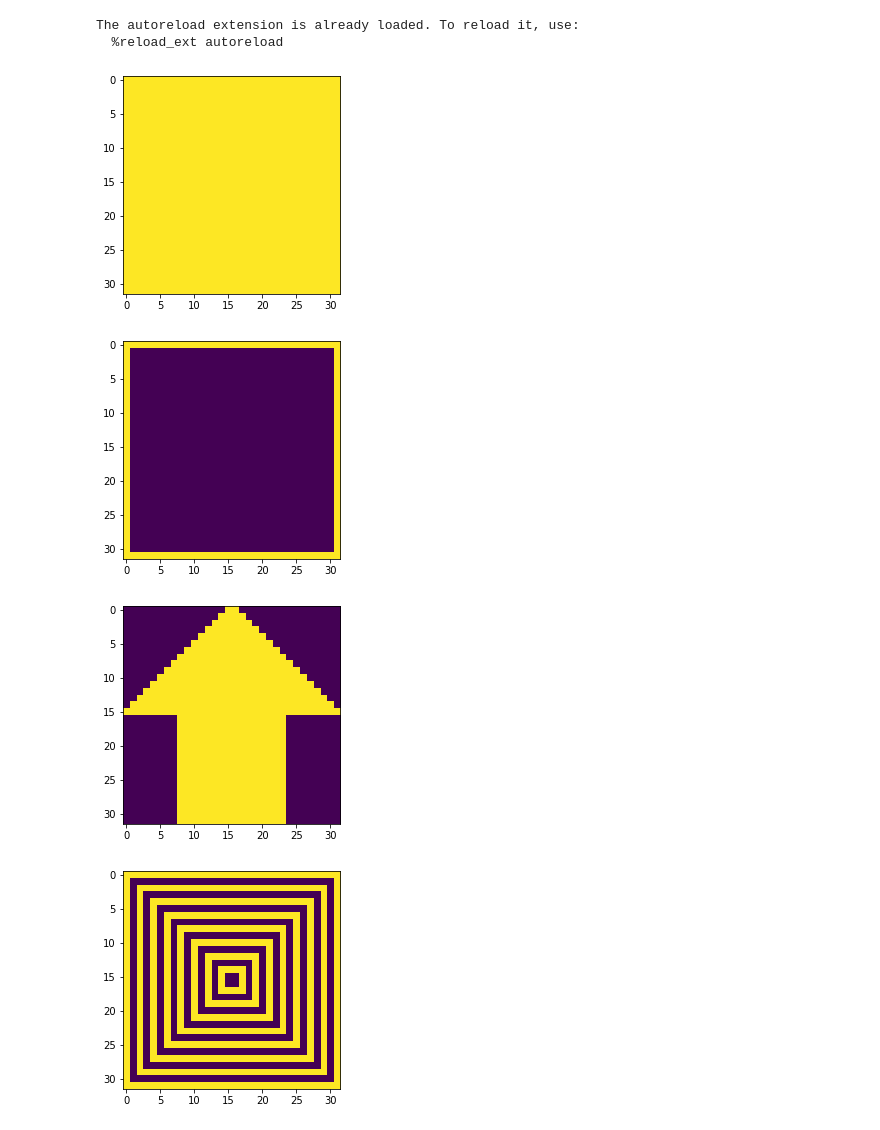
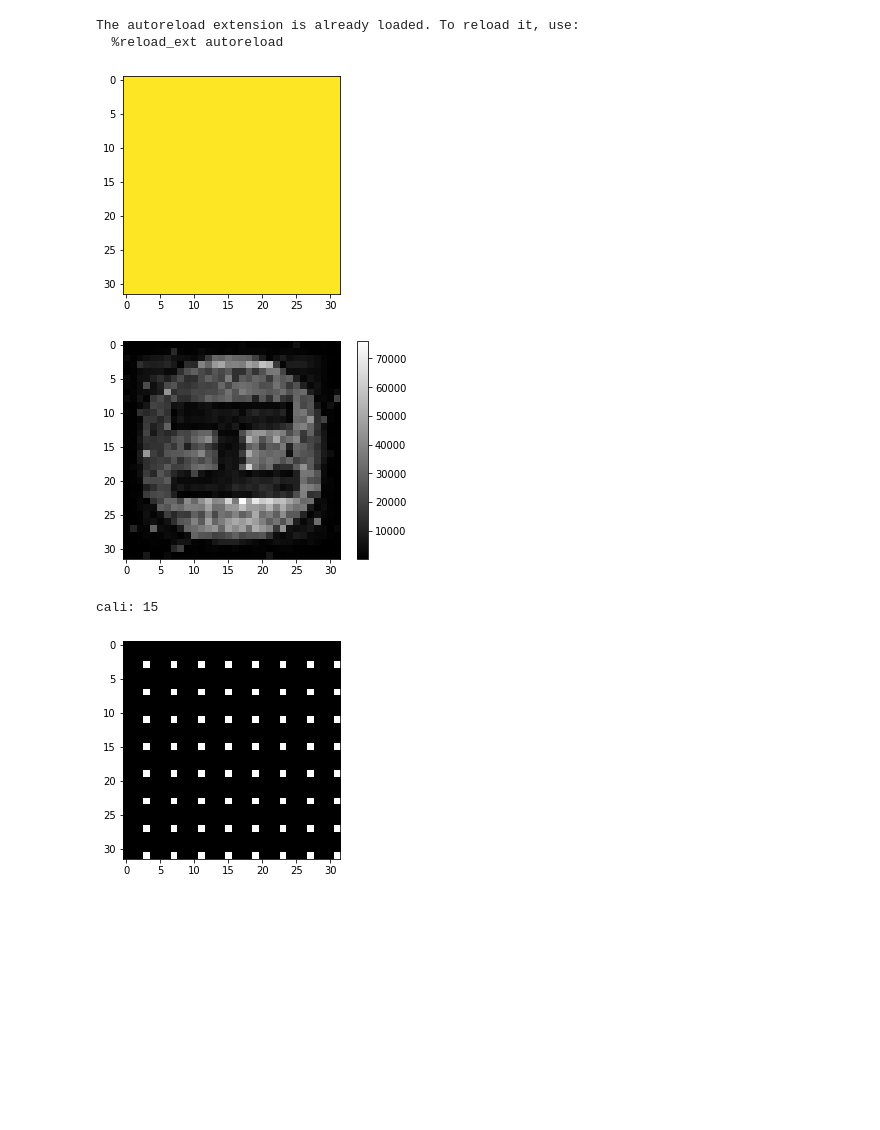
Before and after one commit to rstanuwijaya/jensen-lab-analysis, a Jupyter notebook: notebooks/slmcontrol.ipynb, the cells around one changed output. Drawn from its saved outputs; the diff is of its cells as text; code cells hidden in the pictures; blank space fills up the shorter version.

```diff
--- a/notebooks/slmcontrol.ipynb
+++ b/notebooks/slmcontrol.ipynb
@@ -128,52 +128,47 @@ sim = GhostSimulator(path, slm_res, camera_res, mac_res, n, spacing=spacing, shi
 pg = SLMPattern(lens_size, slm_phys_res, k, theta)
 # %%
 # ALIGNMENT
-
-slm_shift = (480, 480)
-lens_size = 8
+slm_shift = (300, 480)
+lens_size = 14
 
 ah = AlignmentHelper(slm_res)
 
-filter = ah.generate_ones_matrix()
-plt.imshow(filter, vmin=0)
-plt.show()
-
-filter = ah.generate_border_matrix(1)
-plt.imshow(filter, vmin=0)
-plt.show()
-
-filter = ah.generate_triangle_matrix()
-plt.imshow(filter, vmin=0)
-plt.show()
-
-filter = ah.generate_squares_matrix(1, 32//4)
+filter = ah.ones()
 plt.imshow(filter, vmin=0)
 plt.show()
 
 pg = SLMPattern(lens_size, slm_phys_res, k, theta)
 
 amp_pattern = np.zeros((pg.xp_size, pg.yp_size))
 ph_pattern = np.zeros((pg.xp_size, pg.yp_size))
 
 amp_pattern[:slm_res[0], :slm_res[0]] = filter
 
 pattern = pg.generate_pattern_grad(amp_pattern, ph_pattern)
 pattern = np.roll(pattern, slm_shift, axis=(0, 1))
 
-# error = slm.showPhasevalues(pattern)
-# assert error == ErrorCode.NoError, slm.errorString(error)
+error = slm.showPhasevalues(pattern)
+assert error == ErrorCode.NoError, slm.errorString(error)
+
+filename = os.path.join(savepath, f'ones.csv')
+out = StringIO()
+frame_num = int((acq_time/1000)/(frame_time*1e-6))
+eng.capture(frame_time, acq_time, filename, stdout=out)
+# print(out.getvalue())
+x = np.loadtxt(filename, delimiter=',')
+plt.imshow(x, cmap='gray')
+plt.colorbar()
+plt.show()
 # %% [output]
 [figure]
-[figure, old version]
+[figure, new version]
-[figure, removed]
-[figure, removed]
 # %%
 # PIXEL CALLIBRATION
 
-for i in range(prod(slm_res)):
+for i in range(prod(spacing) * prod(mac_res)):
 # for i in range(2):
-    # clear_output(wait=True)
-    filter = sim.generate_single_pass_filter(i)
+    clear_output(wait=True)
+    filter = sim.generate_cali_pattern(i)
 
     amp_pattern = np.zeros((pg.xp_size, pg.yp_size))
     ph_pattern = np.zeros((pg.xp_size, pg.yp_size))
@@ -183,23 +178,26 @@ for i in range(prod(slm_res)):
     pattern = np.roll(pattern, slm_shift, axis=(0, 1))
 
     print(f'cali: {i}')
-    # plt.imshow(pattern, interpolation='nearest', cmap='gray')
-    # plt.show()
+    plt.imshow(filter, interpolation='nearest', cmap='gray')
+    plt.show()
 
     # # SLM display pattern
     error = slm.showPhasevalues(pattern)
     assert error == ErrorCode.NoError, slm.errorString(error)
 
     # pf32 capture image
-    filename = os.path.join(savepath, f'cali_sp=11,fn=5000,ft=100_{i}.csv')
+    filename = os.path.join(savepath, f'cali_{i}.csv')
     out = StringIO()
+
     eng.capture(frame_time, acq_time, filename, stdout=out)
     # print(out.getvalue())
-    x = np.loadtxt(rf'D:\2022-2-16, Cat trial\cali_sp=11,fn=5000,ft=100_{i}.csv', delimiter=',')
-    plt.imshow(x, cmap='gray')
-    plt.colorbar()
-    plt.show()
-    time.sleep(.1)
+    # x = np.loadtxt(filename, delimiter=',')
+    # plt.imshow(x, cmap='gray')
+    # plt.colorbar()
+    # plt.show()
+# %% [output]
+cali: 15
+[figure, added]
 # %%
 # IMAGE MEASUREMENT
 
```
Also changed, not shown: parts of 3 cells of this notebook, 3 other files.
